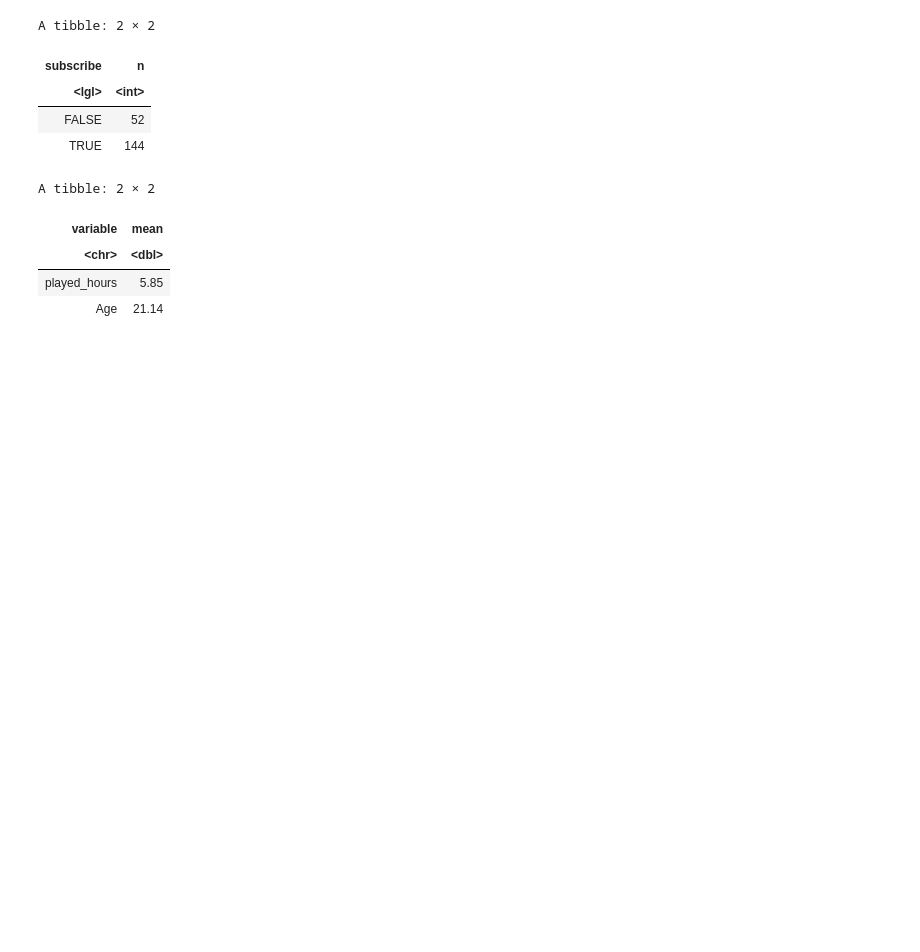
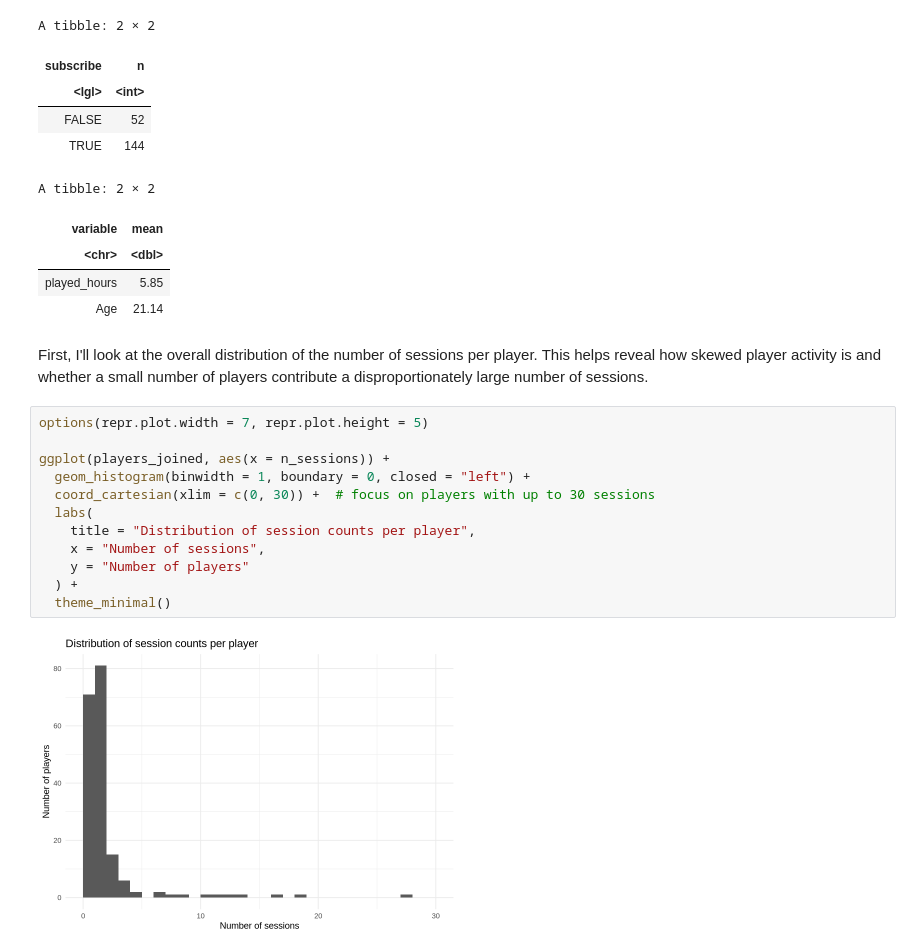
Before and after one commit to Elijah-Lal/Individual-Project-Planning-Stage, a Jupyter notebook: Individual.ipynb, the cells around one changed output. Cells and saved outputs as stored; diff of their text form; blank space fills up the shorter version.

Commit message:
visuallization
added visualization elements

```diff
--- a/Individual.ipynb
+++ b/Individual.ipynb
@@ -219,3 +219,19 @@ A tibble: 2 × 2
 | <chr> | <dbl> |
 | played_hours | 5.85 |
 | Age | 21.14 |
+# %% [markdown]
+First, I'll look at the overall distribution of the number of sessions per player. This helps reveal how skewed player activity is and whether a small number of players contribute a disproportionately large number of sessions.
+# %%
+options(repr.plot.width = 7, repr.plot.height = 5)
+
+ggplot(players_joined, aes(x = n_sessions)) +
+  geom_histogram(binwidth = 1, boundary = 0, closed = "left") +
+  coord_cartesian(xlim = c(0, 30)) +  # focus on players with up to 30 sessions
+  labs(
+    title = "Distribution of session counts per player",
+    x = "Number of sessions",
+    y = "Number of players"
+  ) +
+  theme_minimal()
+# %% [output]
+[figure, added]
```
Also changed, not shown: parts of 6 cells of this notebook.
